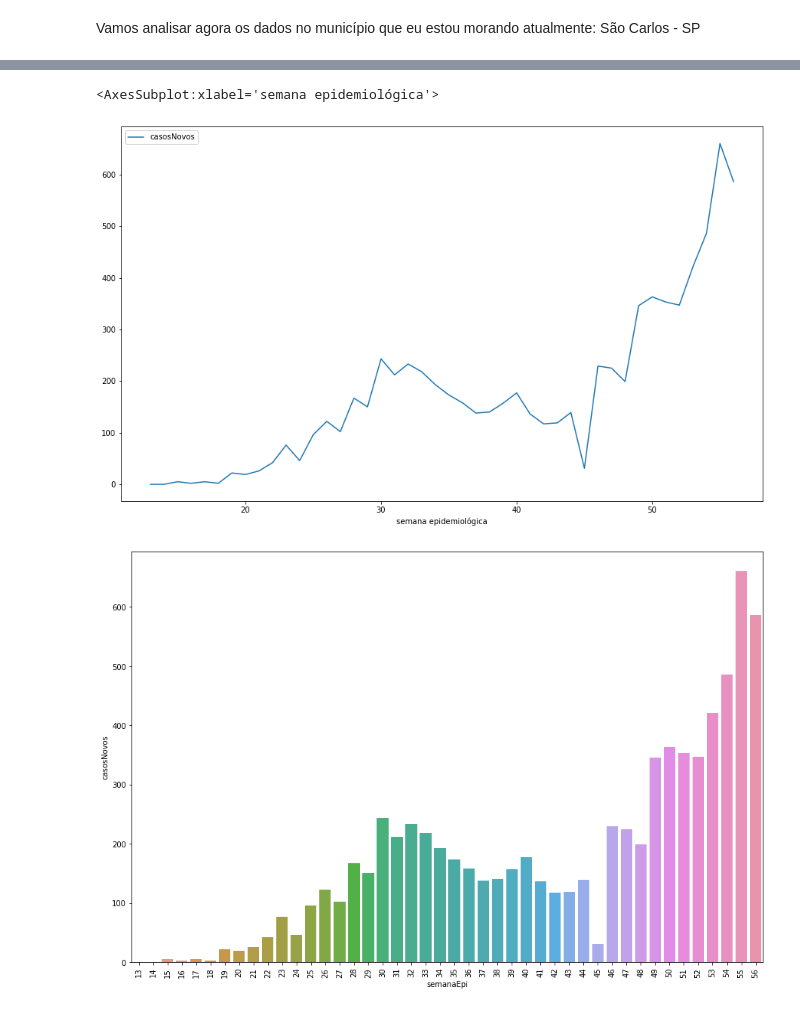
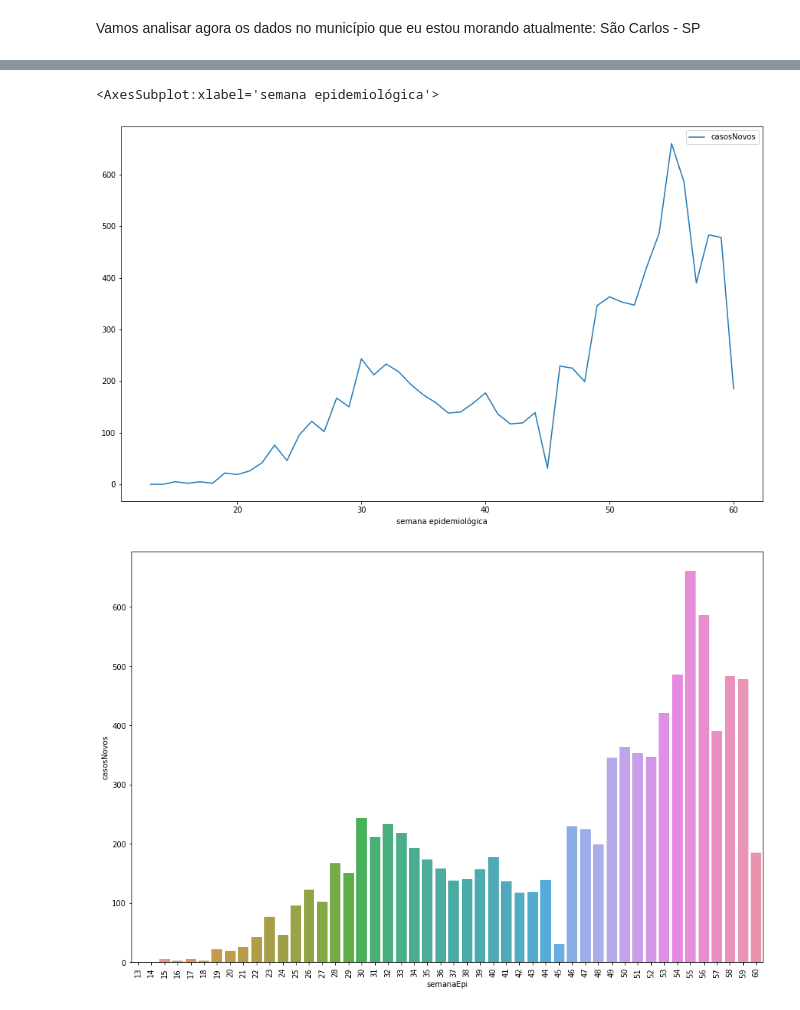
Before and after one commit to Lubelisa/Analise_de_Dados, a Jupyter notebook: Analise_Dados_Covid19_GraficosPorCidade.ipynb, the cells around one changed output, grey strips where cells are left out. Drawn from its saved outputs; the diff is of its cells as text; code cells hidden in the pictures.

```diff
--- a/Analise_Dados_Covid19_GraficosPorCidade.ipynb
+++ b/Analise_Dados_Covid19_GraficosPorCidade.ipynb
@@ -4,7 +4,7 @@ import seaborn as sns
 import matplotlib.pyplot as plt
 # %%
 # Importar os dados brutos
-dadosbrutosCovid = pd.read_csv('brutos/HIST_PAINEL_COVIDBR_23jan2021.csv', sep=';', encoding='utf-8')
+dadosbrutosCovid = pd.read_csv('brutos/HIST_PAINEL_COVIDBR_16fev2021.csv', sep=';', encoding='utf-8')
 # %%
 # Exibir o data frame
 dadosbrutosCovid.tail(30)
@@ -164,14 +164,14 @@ dadosbrutosCovid_sc_sp
 dadosbrutosCovid_sc_sp[['semanaEpi', 'casosNovos']].groupby('semanaEpi').sum().plot(xlabel='semana epidemiológica', figsize=(15,9))
 # %% [output]
 <AxesSubplot:xlabel='semana epidemiológica'>
-[figure, old version]
+[figure, new version]
 # %%
 # Vamos histograma dos dados utilizando a biblioteca seaborn
 plt.figure(figsize=(15,10))
 dados_plot = dadosbrutosCovid_sc_sp[['semanaEpi', 'casosNovos']].groupby('semanaEpi').sum()
-dados_plot['semanaEpi'] = list(range(min(dadosbrutosCovid_nh_sp['semanaEpi']),max(dadosbrutosCovid_nh_sp['semanaEpi'])+1))
+dados_plot['semanaEpi'] = list(range(min(dadosbrutosCovid_sc_sp['semanaEpi']),max(dadosbrutosCovid_sc_sp['semanaEpi'])+1))
 sns.barplot(data=dados_plot,x='semanaEpi',y='casosNovos')
 plt.xticks(rotation=90)
 plt.show()
 # %% [output]
-[figure, old version]
+[figure, new version]
```
Also changed, not shown: parts of 6 cells of this notebook.
